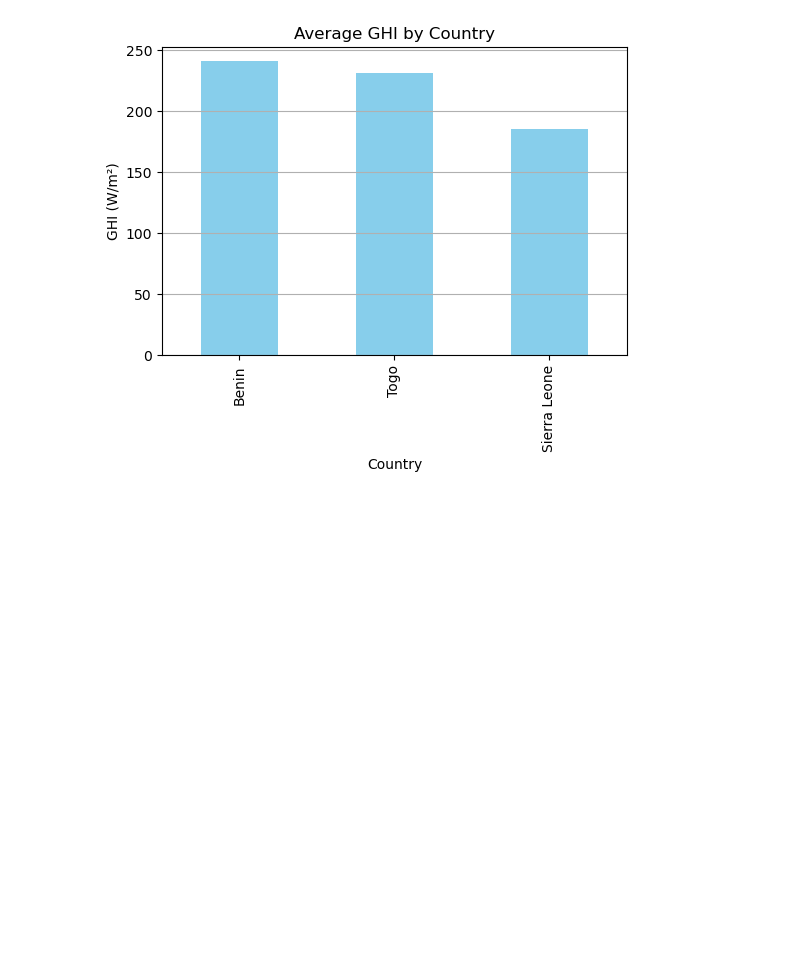
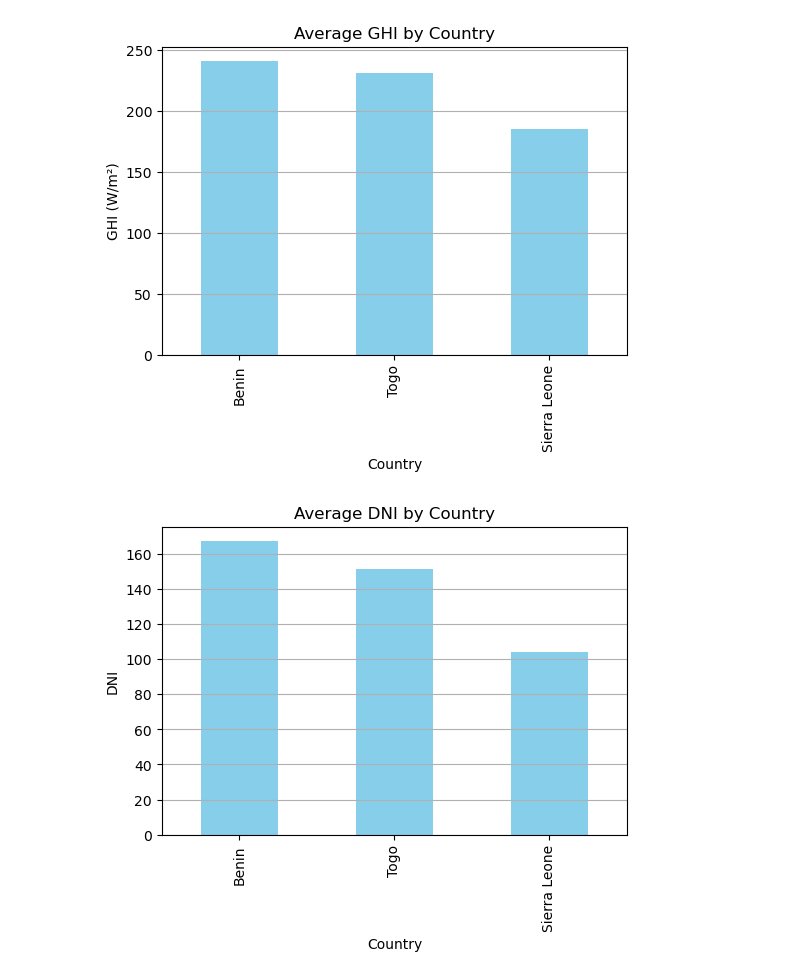
Before and after one commit to EmebetF/solar-challenge-week1, a Jupyter notebook: notebooks/compare_countries.ipynb, the cells around one changed output. Saved outputs shown, nothing was run; the diff lists cells and outputs as text; code cells hidden in the pictures; blank space fills up the shorter version.

```diff
--- a/notebooks/compare_countries.ipynb
+++ b/notebooks/compare_countries.ipynb
@@ -110,3 +110,12 @@ plt.grid(axis='y')
 plt.show()
 # %% [output]
 [figure]
+# %%
+avg_dni = df_all.groupby('Country')['DNI'].mean().sort_values(ascending=False)
+
+avg_dni.plot(kind='bar', color='skyblue', figsize=(6, 4), title='Average DNI by Country')
+plt.ylabel('DNI')
+plt.grid(axis='y')
+plt.show()
+# %% [output]
+[figure, added]
```
Also changed, not shown: parts of 1 cell of this notebook, 3 other files.
